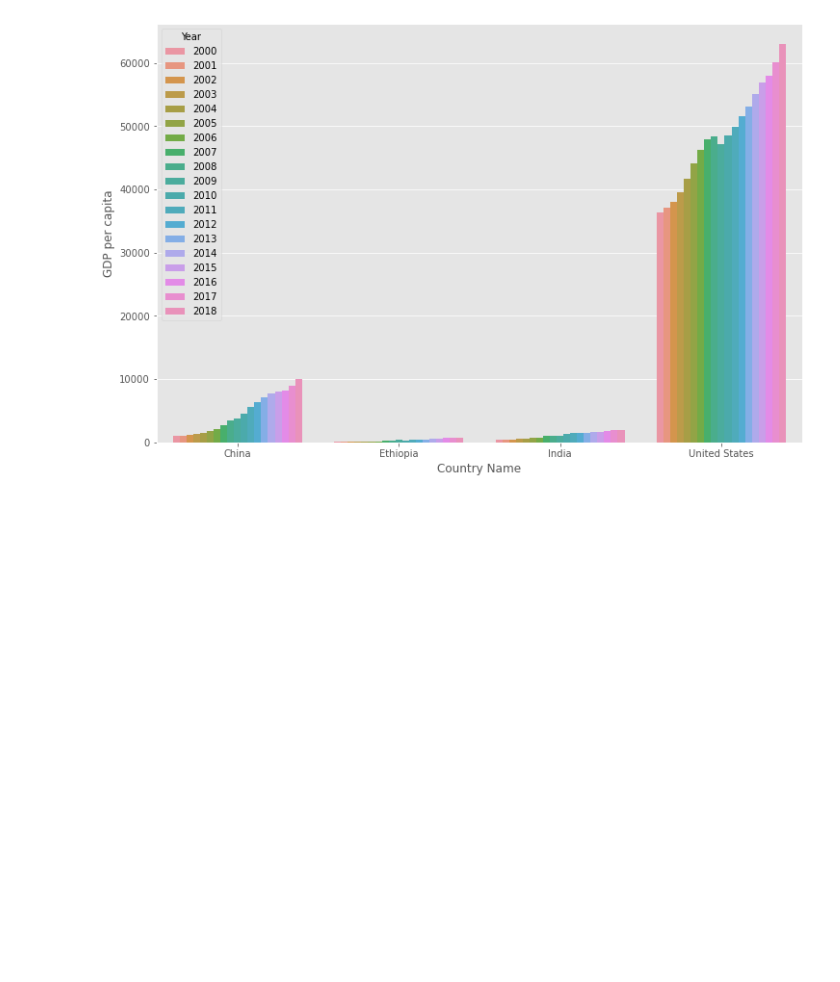
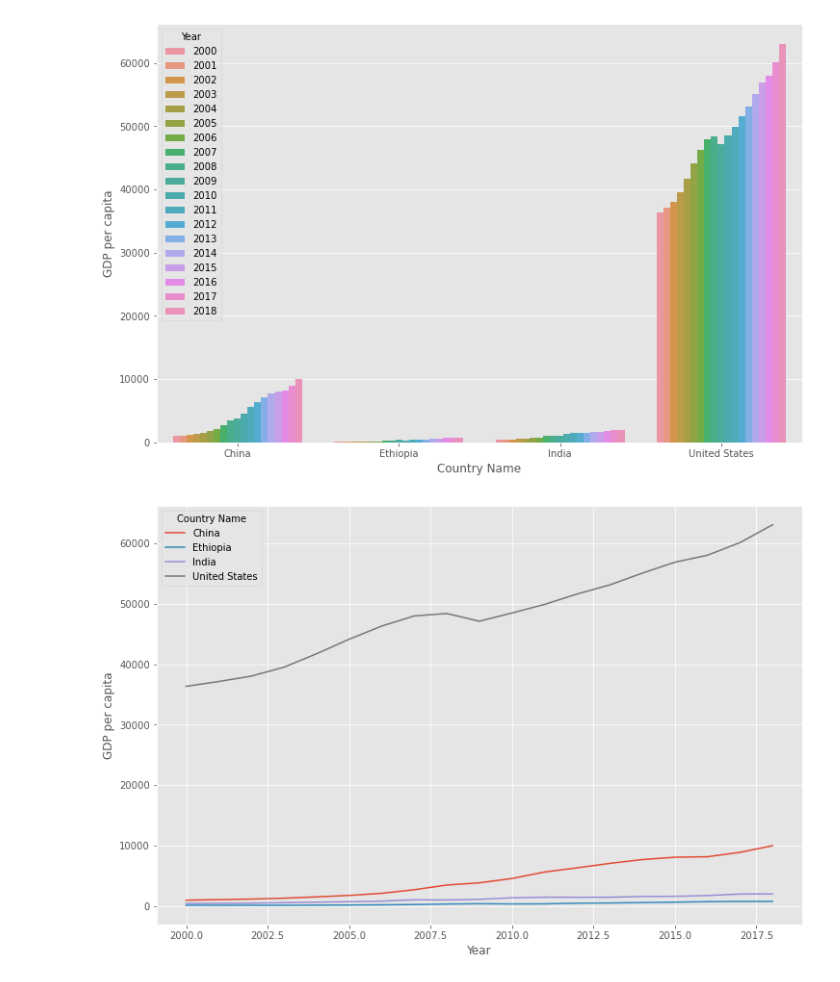
Before and after one commit to kankaungmalay/women_data_hackathon_2021, a Jupyter notebook: recent_economic_gdp.ipynb, the cells around one changed output. Saved outputs shown, nothing was run; the diff lists cells and outputs as text; code cells hidden in the pictures; blank space fills up the shorter version.

Commit message:
[added] line plot

```diff
--- a/recent_economic_gdp.ipynb
+++ b/recent_economic_gdp.ipynb
@@ -66,3 +75,8 @@ sns.barplot(x='Country Name', y= 'GDP per capita', data=df_gdp, hue='Year')
 # %% [output]
 <AxesSubplot:xlabel='Country Name', ylabel='GDP per capita'>
 [figure]
+# %%
+sns.lineplot(x = "Year", y='GDP per capita', hue='Country Name', data = df_gdp)
+plt.show()
+# %% [output]
+[figure, added]
```
Also changed, not shown: parts of 1 cell of this notebook, 1 other file.
